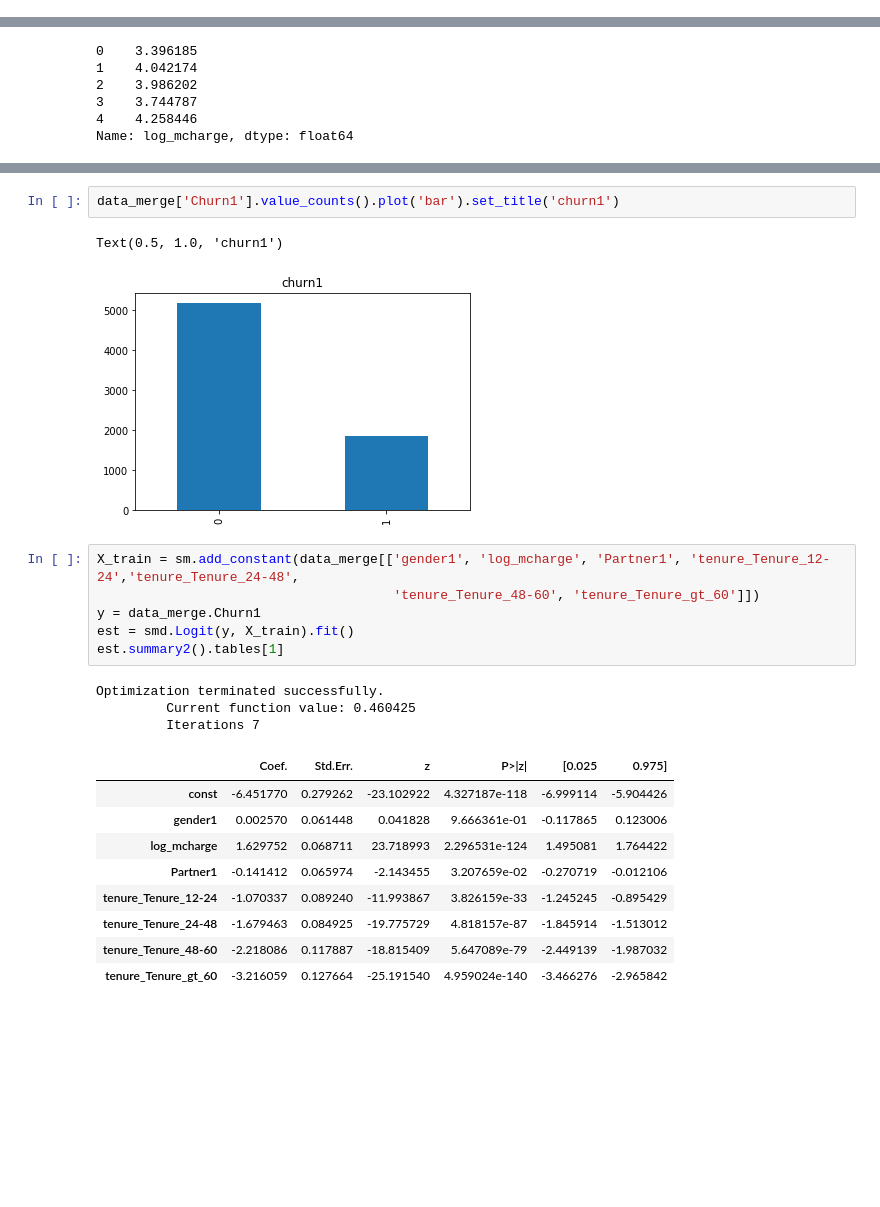
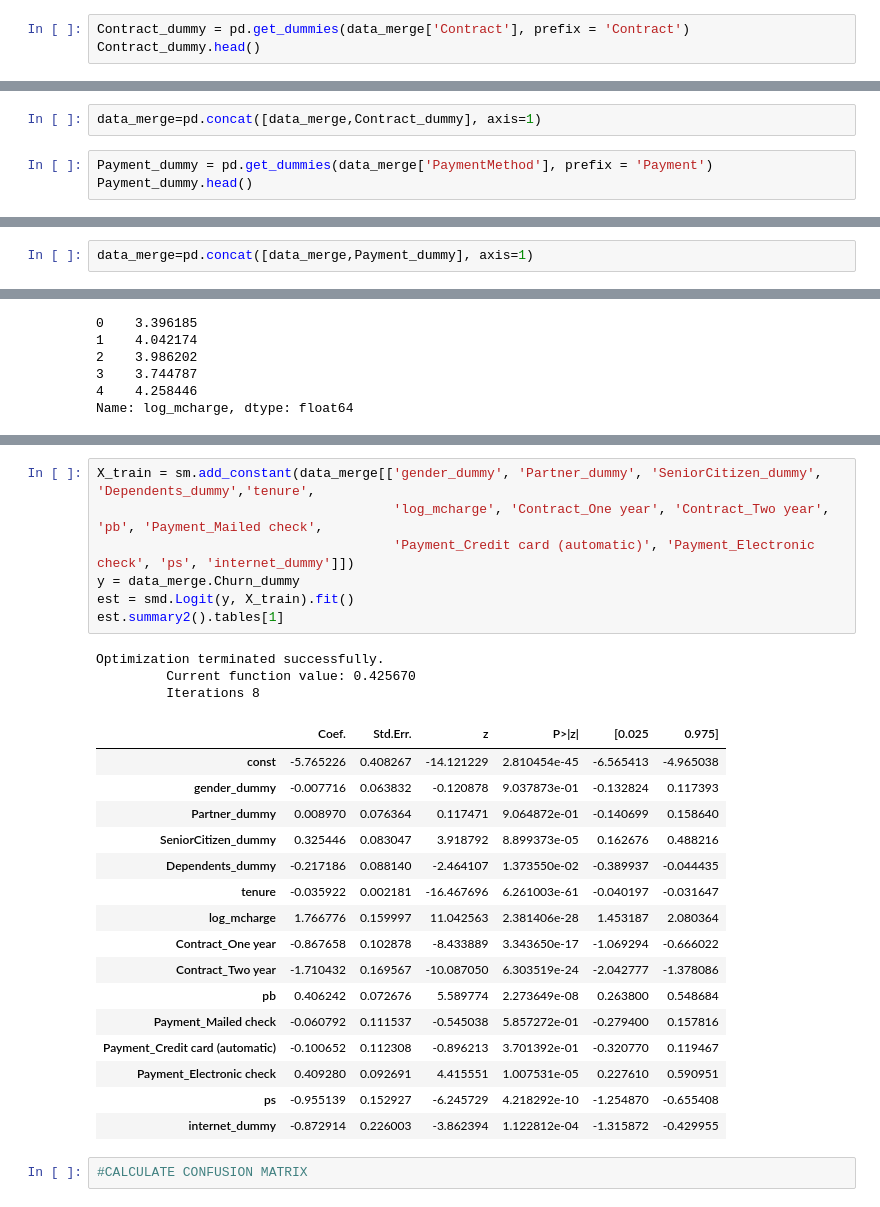
Before and after one commit to nedianurani/Churn_Assignment, a Jupyter notebook: SL_Churn_Assignment.ipynb, the cells around one changed output, grey strips where cells are left out. Saved outputs shown, nothing was run; the diff lists cells and outputs as text; blank space fills up the shorter version.

```diff
--- a/SL_Churn_Assignment.ipynb
+++ b/SL_Churn_Assignment.ipynb
@@ -553,0 +418,3 @@ Name: log_tcharge, dtype: float64
+# %%
+Contract_dummy = pd.get_dummies(data_merge['Contract'], prefix = 'Contract')
+Contract_dummy.head()
@@ -553,0 +428,5 @@ Name: log_tcharge, dtype: float64
+# %%
+data_merge=pd.concat([data_merge,Contract_dummy], axis=1)
+# %%
+Payment_dummy = pd.get_dummies(data_merge['PaymentMethod'], prefix = 'Payment')
+Payment_dummy.head()
@@ -553,0 +440,2 @@ Name: log_tcharge, dtype: float64
+# %%
+data_merge=pd.concat([data_merge,Payment_dummy], axis=1)
@@ -579,24 +519,29 @@ Length: 71, dtype: object
-# %%
-data_merge['Churn1'].value_counts().plot('bar').set_title('churn1')
-# %% [output]
-Text(0.5, 1.0, 'churn1')
-[figure, removed]
 # %%
-X_train = sm.add_constant(data_merge[['gender1', 'log_mcharge', 'Partner1', 'tenure_Tenure_12-24','tenure_Tenure_24-48',
-                                      'tenure_Tenure_48-60', 'tenure_Tenure_gt_60']])
-y = data_merge.Churn1
+X_train = sm.add_constant(data_merge[['gender_dummy', 'Partner_dummy', 'SeniorCitizen_dummy', 'Dependents_dummy','tenure',
+                                      'log_mcharge', 'Contract_One year', 'Contract_Two year', 'pb', 'Payment_Mailed check',
+                                      'Payment_Credit card (automatic)', 'Payment_Electronic check', 'ps', 'internet_dummy']])
+y = data_merge.Churn_dummy
 est = smd.Logit(y, X_train).fit()
 est.summary2().tables[1]
 # %% [output]
 Optimization terminated successfully.
-         Current function value: 0.460425
-         Iterations 7
+         Current function value: 0.425670
+         Iterations 8
 |  | Coef. | Std.Err. | z | P>|z| | [0.025 | 0.975] |
-| const | -6.451770 | 0.279262 | -23.102922 | 4.327187e-118 | -6.999114 | -5.904426 |
-| gender1 | 0.002570 | 0.061448 | 0.041828 | 9.666361e-01 | -0.117865 | 0.123006 |
-| log_mcharge | 1.629752 | 0.068711 | 23.718993 | 2.296531e-124 | 1.495081 | 1.764422 |
-| Partner1 | -0.141412 | 0.065974 | -2.143455 | 3.207659e-02 | -0.270719 | -0.012106 |
-| tenure_Tenure_12-24 | -1.070337 | 0.089240 | -11.993867 | 3.826159e-33 | -1.245245 | -0.895429 |
-| tenure_Tenure_24-48 | -1.679463 | 0.084925 | -19.775729 | 4.818157e-87 | -1.845914 | -1.513012 |
-| tenure_Tenure_48-60 | -2.218086 | 0.117887 | -18.815409 | 5.647089e-79 | -2.449139 | -1.987032 |
-| tenure_Tenure_gt_60 | -3.216059 | 0.127664 | -25.191540 | 4.959024e-140 | -3.466276 | -2.965842 |
+| const | -5.765226 | 0.408267 | -14.121229 | 2.810454e-45 | -6.565413 | -4.965038 |
+| gender_dummy | -0.007716 | 0.063832 | -0.120878 | 9.037873e-01 | -0.132824 | 0.117393 |
+| Partner_dummy | 0.008970 | 0.076364 | 0.117471 | 9.064872e-01 | -0.140699 | 0.158640 |
+| SeniorCitizen_dummy | 0.325446 | 0.083047 | 3.918792 | 8.899373e-05 | 0.162676 | 0.488216 |
+| Dependents_dummy | -0.217186 | 0.088140 | -2.464107 | 1.373550e-02 | -0.389937 | -0.044435 |
+| tenure | -0.035922 | 0.002181 | -16.467696 | 6.261003e-61 | -0.040197 | -0.031647 |
+| log_mcharge | 1.766776 | 0.159997 | 11.042563 | 2.381406e-28 | 1.453187 | 2.080364 |
+| Contract_One year | -0.867658 | 0.102878 | -8.433889 | 3.343650e-17 | -1.069294 | -0.666022 |
+| Contract_Two year | -1.710432 | 0.169567 | -10.087050 | 6.303519e-24 | -2.042777 | -1.378086 |
+| pb | 0.406242 | 0.072676 | 5.589774 | 2.273649e-08 | 0.263800 | 0.548684 |
+| Payment_Mailed check | -0.060792 | 0.111537 | -0.545038 | 5.857272e-01 | -0.279400 | 0.157816 |
+| Payment_Credit card (automatic) | -0.100652 | 0.112308 | -0.896213 | 3.701392e-01 | -0.320770 | 0.119467 |
+| Payment_Electronic check | 0.409280 | 0.092691 | 4.415551 | 1.007531e-05 | 0.227610 | 0.590951 |
+| ps | -0.955139 | 0.152927 | -6.245729 | 4.218292e-10 | -1.254870 | -0.655408 |
+| internet_dummy | -0.872914 | 0.226003 | -3.862394 | 1.122812e-04 | -1.315872 | -0.429955 |
+# %%
+#CALCULATE CONFUSION MATRIX
```
Also changed, not shown: parts of 70 cells of this notebook.
